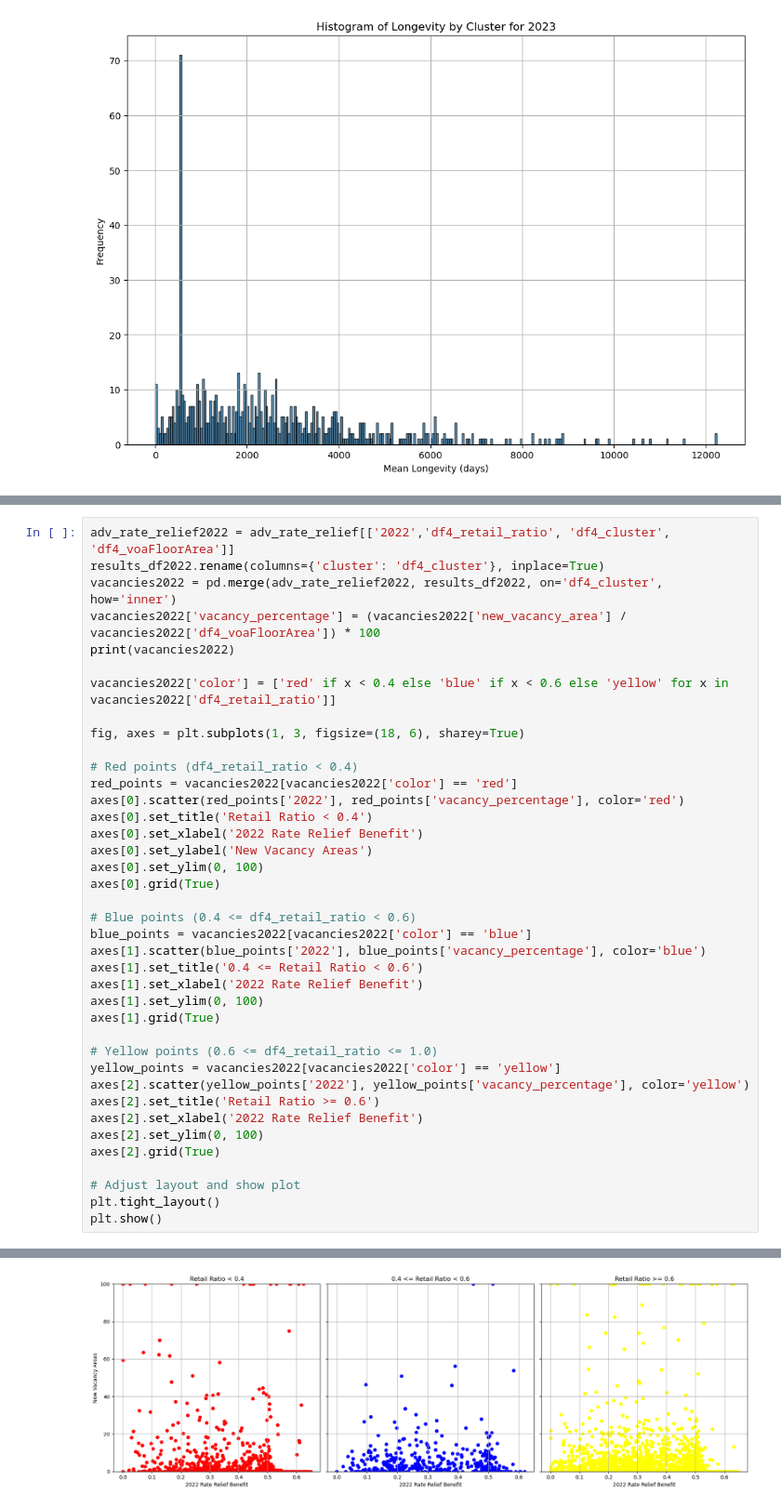
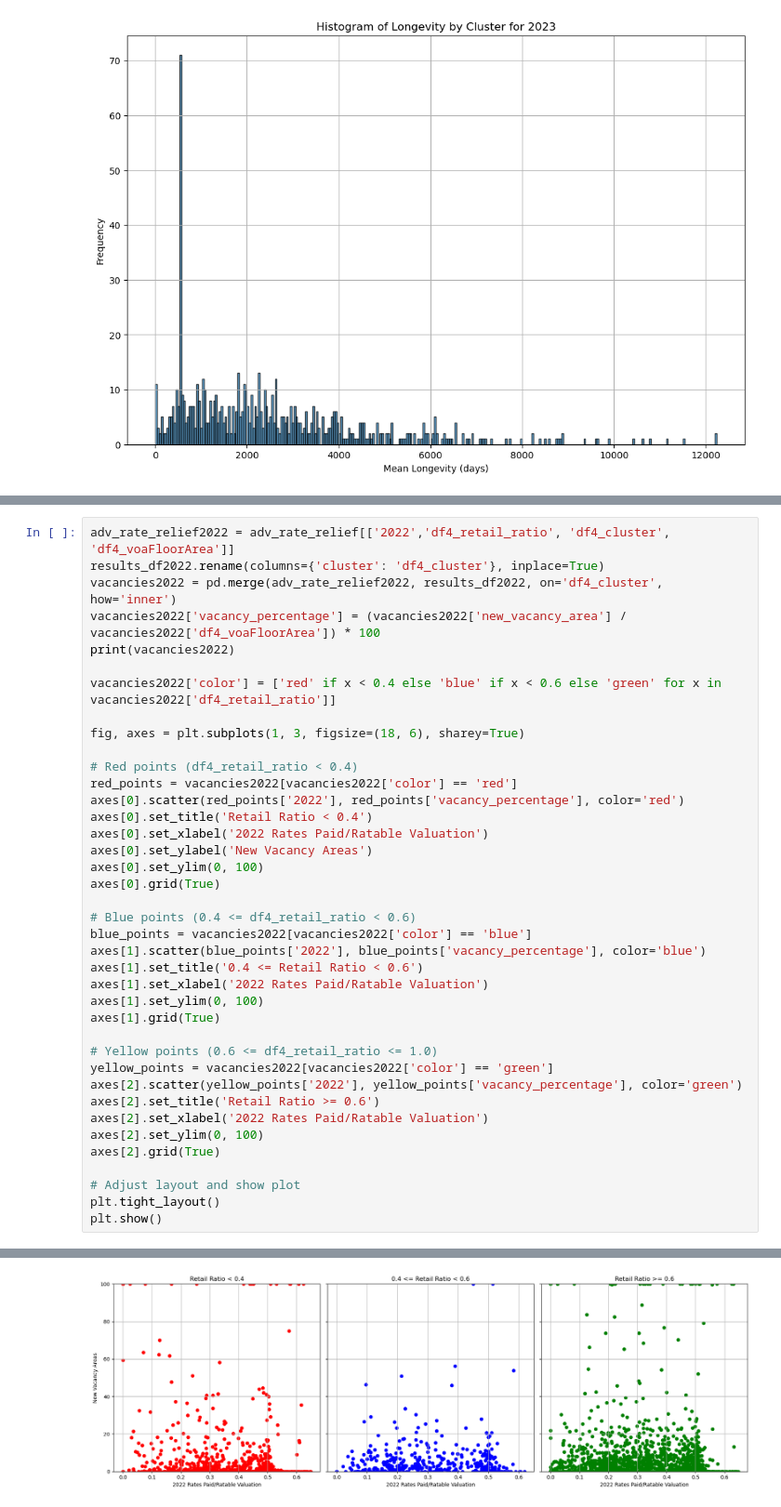
Before and after one commit to JasonFeng0512/Economic-and-Business-Impact-of-Rate-Relief-Policy-on-Commercial-Activities-across-the-UK, a Jupyter notebook: code.ipynb, the cells around one changed output, grey strips where cells are left out. Shown at 93% size. Saved outputs shown, nothing was run; the diff lists cells and outputs as text.

```diff
--- a/code.ipynb
+++ b/code.ipynb
@@ -1179,7 +1203,7 @@ vacancies2022 = pd.merge(adv_rate_relief2022, results_df2022, on='df4_cluster',
 vacancies2022['vacancy_percentage'] = (vacancies2022['new_vacancy_area'] / vacancies2022['df4_voaFloorArea']) * 100
 print(vacancies2022)
 
-vacancies2022['color'] = ['red' if x < 0.4 else 'blue' if x < 0.6 else 'yellow' for x in vacancies2022['df4_retail_ratio']]
+vacancies2022['color'] = ['red' if x < 0.4 else 'blue' if x < 0.6 else 'green' for x in vacancies2022['df4_retail_ratio']]
 
 fig, axes = plt.subplots(1, 3, figsize=(18, 6), sharey=True)
 
@@ -1187,7 +1211,7 @@ fig, axes = plt.subplots(1, 3, figsize=(18, 6), sharey=True)
 red_points = vacancies2022[vacancies2022['color'] == 'red']
 axes[0].scatter(red_points['2022'], red_points['vacancy_percentage'], color='red')
 axes[0].set_title('Retail Ratio < 0.4')
-axes[0].set_xlabel('2022 Rate Relief Benefit')
+axes[0].set_xlabel('2022 Rates Paid/Ratable Valuation')
 axes[0].set_ylabel('New Vacancy Areas')
 axes[0].set_ylim(0, 100)
 axes[0].grid(True)
@@ -1196,37 +1220,37 @@ axes[0].grid(True)
 blue_points = vacancies2022[vacancies2022['color'] == 'blue']
 axes[1].scatter(blue_points['2022'], blue_points['vacancy_percentage'], color='blue')
 axes[1].set_title('0.4 <= Retail Ratio < 0.6')
-axes[1].set_xlabel('2022 Rate Relief Benefit')
+axes[1].set_xlabel('2022 Rates Paid/Ratable Valuation')
 axes[1].set_ylim(0, 100)
 axes[1].grid(True)
 
 # Yellow points (0.6 <= df4_retail_ratio <= 1.0)
-yellow_points = vacancies2022[vacancies2022['color'] == 'yellow']
-axes[2].scatter(yellow_points['2022'], yellow_points['vacancy_percentage'], color='yellow')
+yellow_points = vacancies2022[vacancies2022['color'] == 'green']
+axes[2].scatter(yellow_points['2022'], yellow_points['vacancy_percentage'], color='green')
 axes[2].set_title('Retail Ratio >= 0.6')
-axes[2].set_xlabel('2022 Rate Relief Benefit')
+axes[2].set_xlabel('2022 Rates Paid/Ratable Valuation')
 axes[2].set_ylim(0, 100)
 axes[2].grid(True)
 
 # Adjust layout and show plot
 plt.tight_layout()
 plt.show()
 # %% [output]
           2022  df4_retail_ratio  df4_cluster  df4_voaFloorArea  false_count  \
 0     0.000000          0.000000            1              2.00            0
 1     0.350147          0.782060            3           2029.55            1
 2     0.216150          0.996980            4           1324.41            0
 3     0.163412          0.625064            5           3322.78            2
 4     0.081466          0.900207            6           1611.93            0
 ...        ...               ...          ...               ...          ...
 2975  0.479532          0.000000         4408            401.00            0
 2976  0.427835          1.000000         4412            168.12            0
 2977  0.435961          0.996610         4421            294.98            0
 2978  0.095000          0.000000         4422              2.00            0
 2979  0.391089          0.926740         4425             27.30            0
 ... (11 lines left out)
 2978                       0               0.0            0.000000
 2979                       0               0.0            0.000000
 
 [2980 rows x 8 columns]
-[figure, old version]
+[figure, new version]
```
Also changed, not shown: parts of 15 cells of this notebook.
